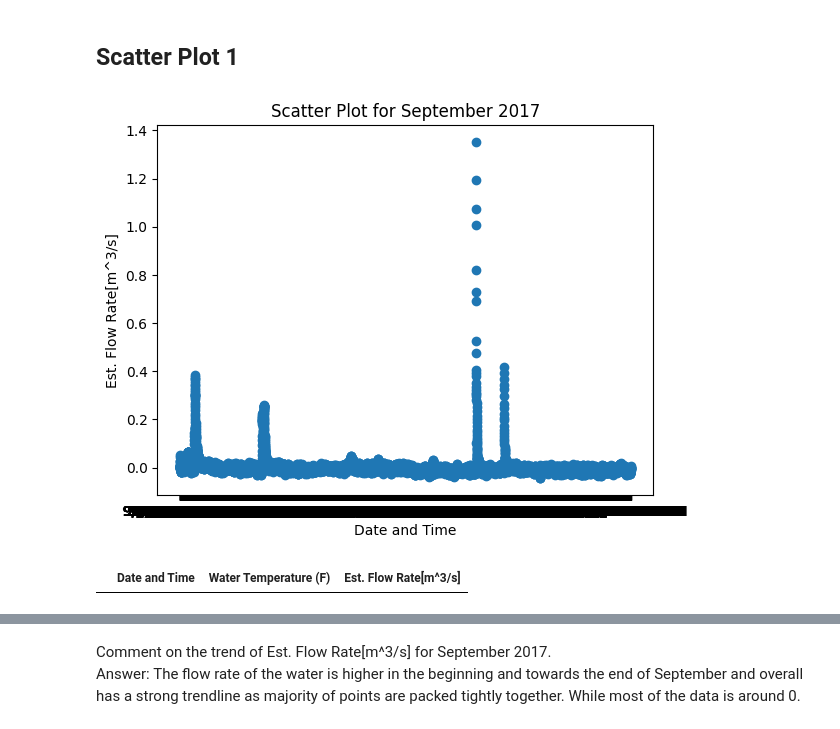
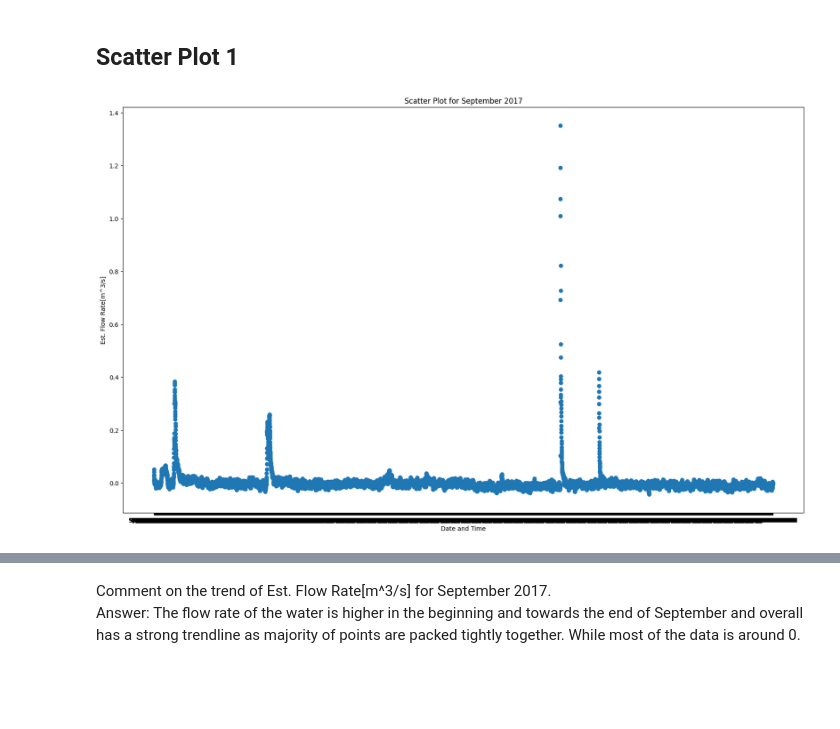
Before and after one commit to ncat-morrow/isen-project-1-ncat-engineers, a Jupyter notebook: ISEN_370_Module_2_Project.ipynb, the cells around one changed output, grey strips where cells are left out. Saved outputs shown, nothing was run; the diff lists cells and outputs as text; code cells hidden in the pictures; blank space fills up the shorter version.

```diff
--- a/ISEN_370_Module_2_Project.ipynb
+++ b/ISEN_370_Module_2_Project.ipynb
@@ -59,15 +59,11 @@ Generate **two** scatter plots: one for the estimated flow rate data in Septembe
 # %% [markdown]
 ## Scatter Plot 1
 # %%
+plt.figure(figsize=(20,12))
 plt.scatter(df1['Date and Time'],df1['Est. Flow Rate[m^3/s]'])
 plt.title('Scatter Plot for September 2017')
 plt.xlabel('Date and Time')
 plt.ylabel('Est. Flow Rate[m^3/s]')
 plt.show()
 # %% [output]
-[figure, old version]
+[figure, new version]
-# %%
-df12=df1[df1['Date and Time'].astype(str).str[:7]=='9/1/17']
-df12.head(10)
-# %% [output]
-|  | Date and Time | Water Temperature (F) | Est. Flow Rate[m^3/s] |
```
Also changed, not shown: parts of 5 cells of this notebook.
